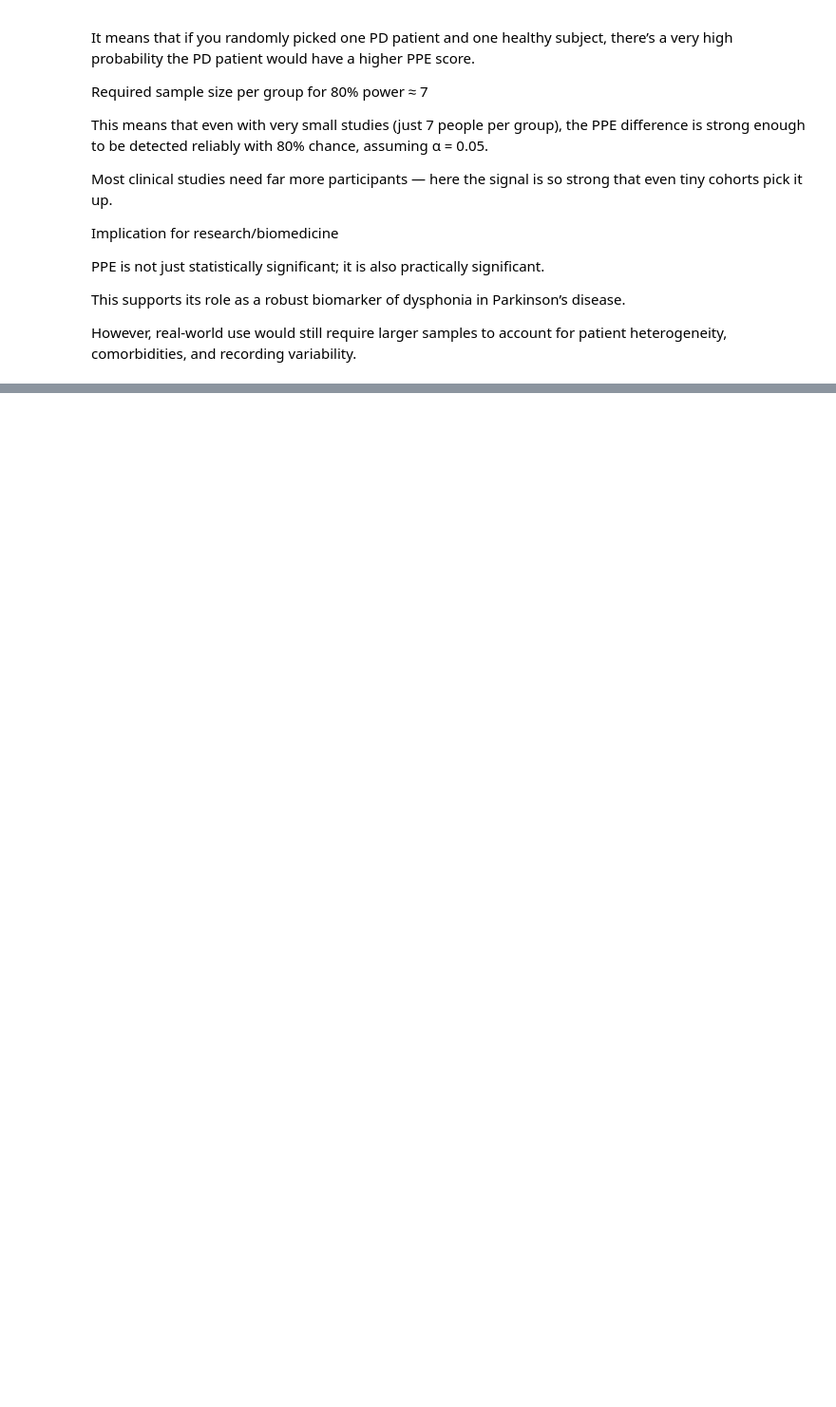
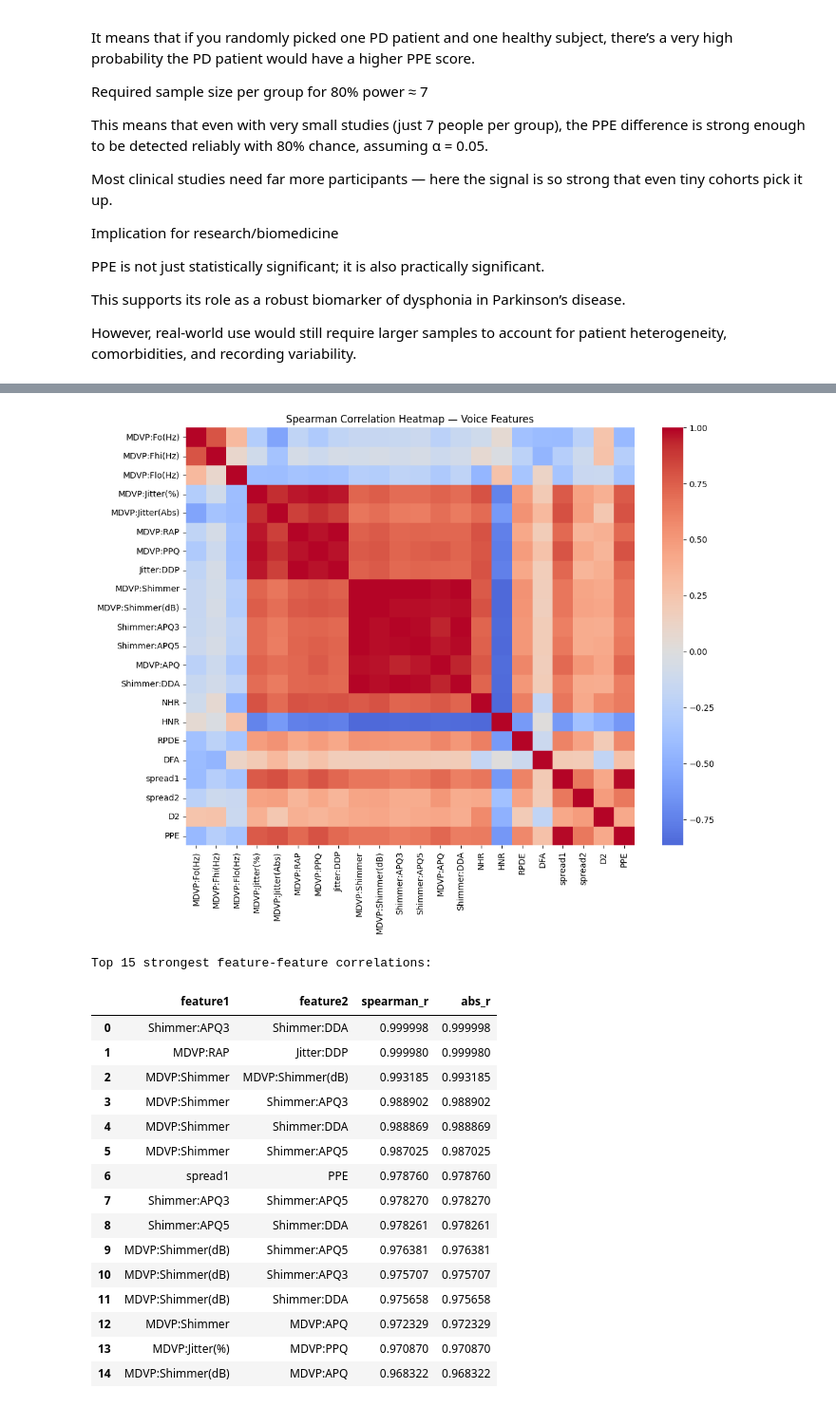
Before and after one commit to evivelentza/parkinsons_stats_project, a Jupyter notebook: notebooks/02_statistics.ipynb, the cells around one changed output, grey strips where cells are left out. Shown at 95% size. Drawn from its saved outputs; the diff is of its cells as text; code cells hidden in the pictures; blank space fills up the shorter version.

```diff
--- a/notebooks/02_statistics.ipynb
+++ b/notebooks/02_statistics.ipynb
@@ -552,0 +646,54 @@ However, real-world use would still require larger samples to account for patien
+# %%
+import numpy as np, pandas as pd, seaborn as sns, matplotlib.pyplot as plt
+from scipy.stats import spearmanr
+from itertools import combinations
+
+
+# numeric columns (exclude label)
+num_cols = df.select_dtypes(include="number").columns.tolist()
+if "status" in num_cols:
+    num_cols.remove("status")
+# --- Spearman correlation matrix (robust for skewed features) ---
+corr_spear = df[num_cols].corr(method="spearman")
+
+# Heatmap (visual overview)
+plt.figure(figsize=(12,9))
+sns.heatmap(corr_spear, cmap="coolwarm", center=0, square=False)
+plt.title("Spearman Correlation Heatmap — Voice Features")
+plt.show()
+
+# --- Flatten the matrix into a table ---
+pairs = []
+for f1, f2 in combinations(num_cols, 2):
+    r = corr_spear.loc[f1, f2]
+    pairs.append({"feature1": f1, "feature2": f2, "spearman_r": r})
+
+corr_pairs = pd.DataFrame(pairs)
+
+# Sort by absolute correlation (highest first)
+corr_pairs["abs_r"] = corr_pairs["spearman_r"].abs()
+corr_pairs = corr_pairs.sort_values("abs_r", ascending=False).reset_index(drop=True)
+
+# Display top 15 pairs for readability
+print("\nTop 15 strongest feature-feature correlations:")
+display(corr_pairs.head(15))
+corr_pairs.to_csv("feature_feature_correlations.csv", index=False)
+# %% [output]
+[figure, added]
+Top 15 strongest feature-feature correlations:
+|  | feature1 | feature2 | spearman_r | abs_r |
+| 0 | Shimmer:APQ3 | Shimmer:DDA | 0.999998 | 0.999998 |
+| 1 | MDVP:RAP | Jitter:DDP | 0.999980 | 0.999980 |
+| 2 | MDVP:Shimmer | MDVP:Shimmer(dB) | 0.993185 | 0.993185 |
+| 3 | MDVP:Shimmer | Shimmer:APQ3 | 0.988902 | 0.988902 |
+| 4 | MDVP:Shimmer | Shimmer:DDA | 0.988869 | 0.988869 |
+| 5 | MDVP:Shimmer | Shimmer:APQ5 | 0.987025 | 0.987025 |
+| 6 | spread1 | PPE | 0.978760 | 0.978760 |
+| 7 | Shimmer:APQ3 | Shimmer:APQ5 | 0.978270 | 0.978270 |
+| 8 | Shimmer:APQ5 | Shimmer:DDA | 0.978261 | 0.978261 |
+| 9 | MDVP:Shimmer(dB) | Shimmer:APQ5 | 0.976381 | 0.976381 |
+| 10 | MDVP:Shimmer(dB) | Shimmer:APQ3 | 0.975707 | 0.975707 |
+| 11 | MDVP:Shimmer(dB) | Shimmer:DDA | 0.975658 | 0.975658 |
+| 12 | MDVP:Shimmer | MDVP:APQ | 0.972329 | 0.972329 |
+| 13 | MDVP:Jitter(%) | MDVP:PPQ | 0.970870 | 0.970870 |
+| 14 | MDVP:Shimmer(dB) | MDVP:APQ | 0.968322 | 0.968322 |
```
Also changed, not shown: parts of 6 cells of this notebook, 2 other files.
